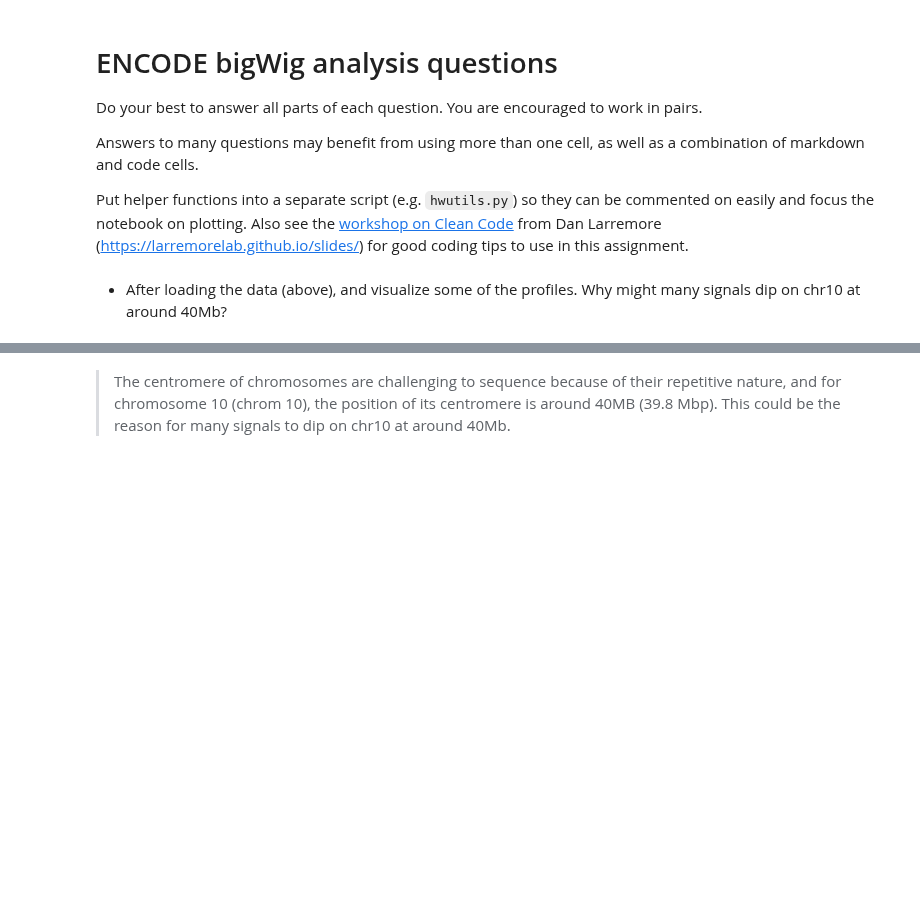
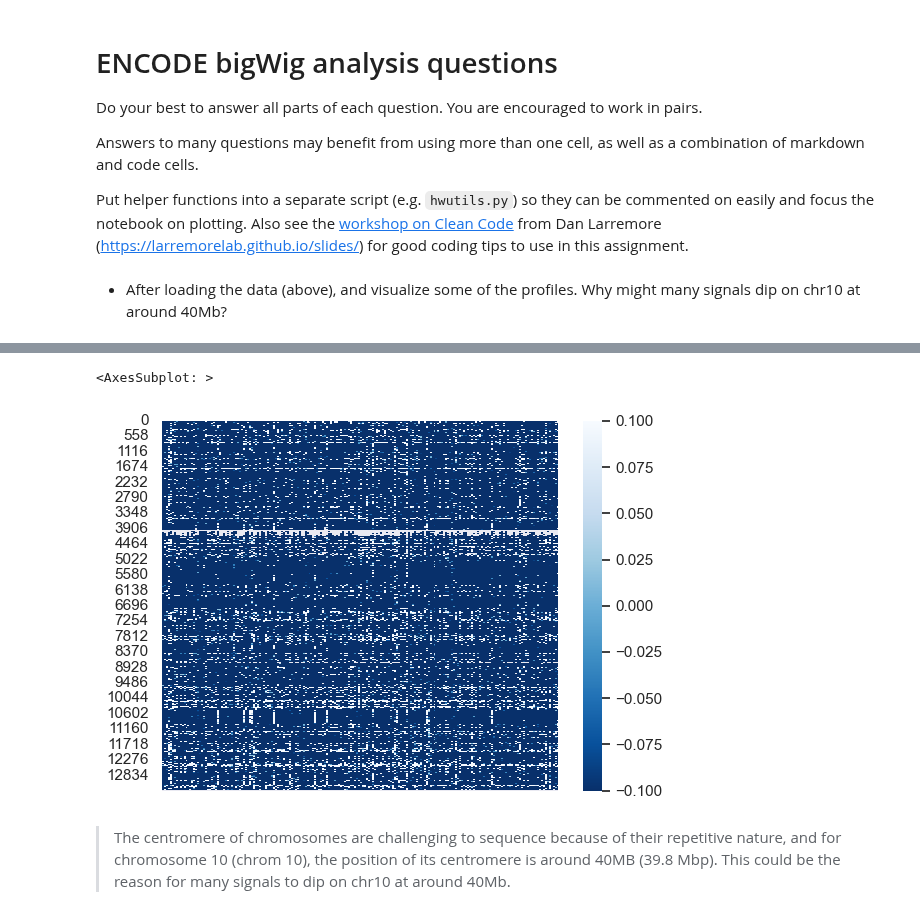
Before and after one commit to Fudenberg-Research-Group/qbio577_fall2022, a Jupyter notebook: encode-bigwig-eda.ipynb, the cells around one changed output, grey strips where cells are left out. Saved outputs shown, nothing was run; the diff lists cells and outputs as text; code cells hidden in the pictures; blank space fills up the shorter version.

```diff
--- a/encode-bigwig-eda.ipynb
+++ b/encode-bigwig-eda.ipynb
@@ -44,3 +44,10 @@ axs[1].plot(df.ENCFF953CVO)
+# %%
+import seaborn as sns; sns.set()
+
+sns.heatmap(np.log2(df[df.columns[3:]]), cmap="Blues_r", xticklabels=[])  # log2 transform is used to visualize differences better
+# %% [output]
+<AxesSubplot: >
+[figure, added]
 # %% [markdown]
 > The centromere of chromosomes are challenging to sequence because of their repetitive nature, and for chromosome 10 (chrom 10), the position of its centromere is around 40MB (39.8 Mbp). This could be the reason for many signals to dip on chr10 at around 40Mb.
 # %% [markdown]
```
Also changed, not shown: parts of 1 cell of this notebook.
